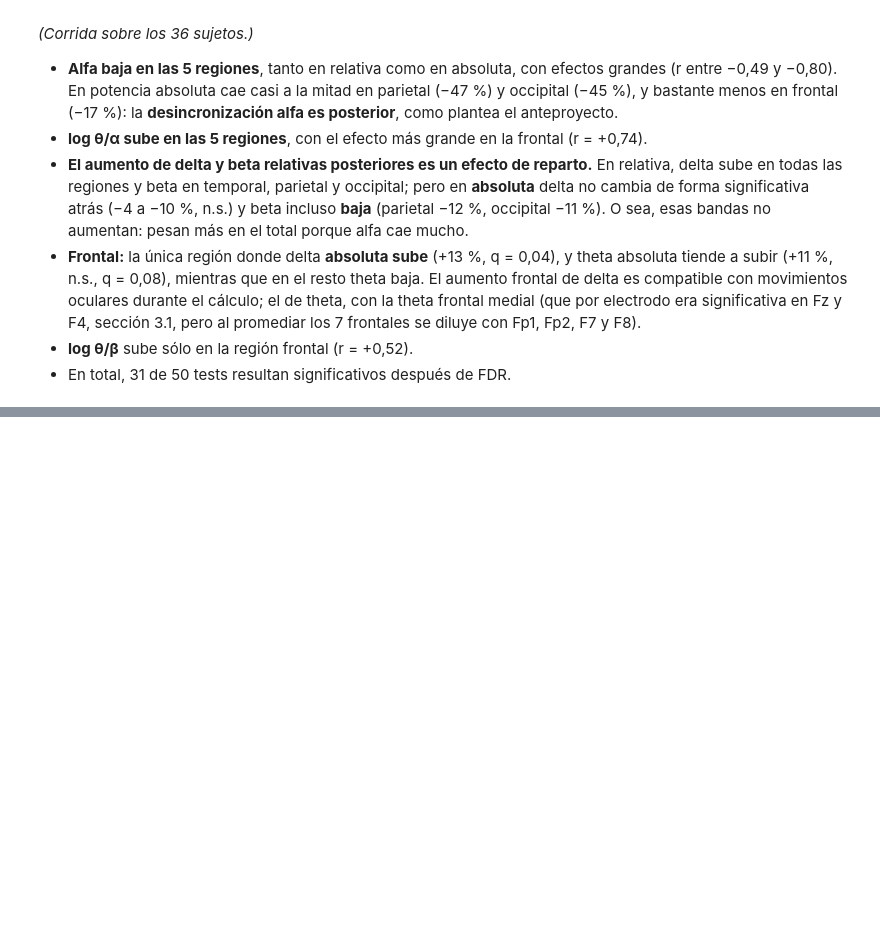
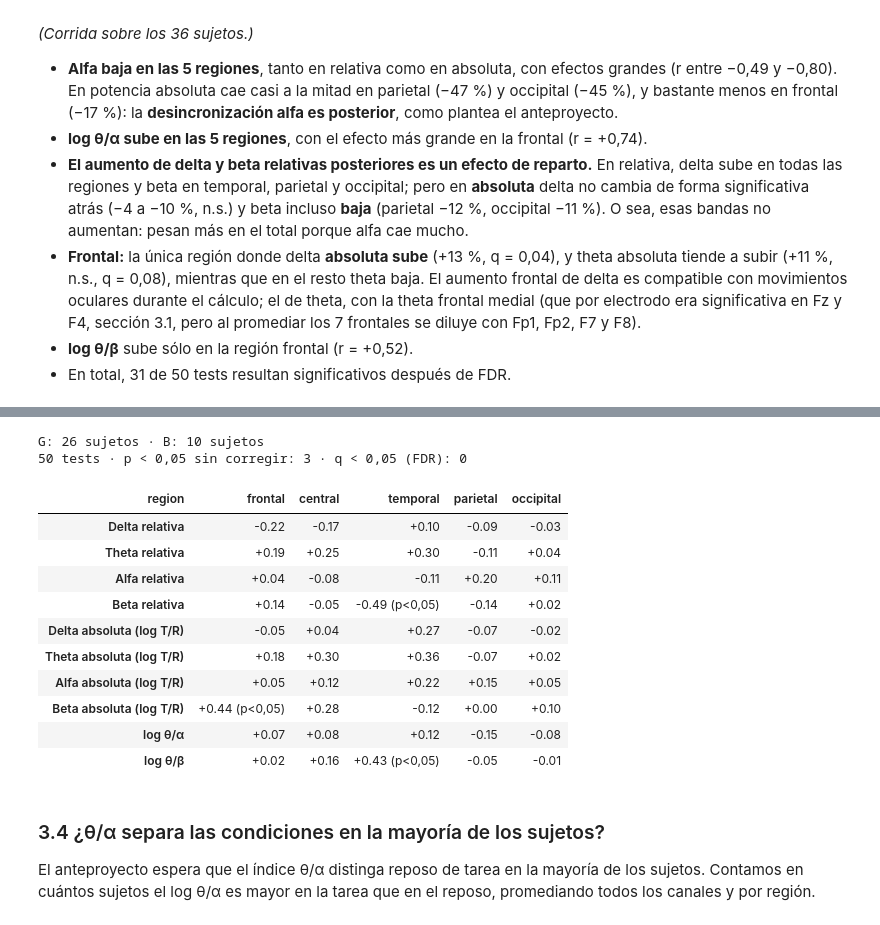
Before and after one commit to vickylauu/PSIB2026Q2-TPS-Grupo12-Lautersztein-Reggio-Ballester, a Jupyter notebook: notebooks/03_mapas_estadistica.ipynb, the cells around one changed output, grey strips where cells are left out. Cells and saved outputs as stored; diff of their text form; code cells hidden in the pictures; blank space fills up the shorter version.

Commit message:
Módulo 3: Mann-Whitney G vs. B y porcentaje de sujetos con aumento de θ/α

```diff
--- a/notebooks/03_mapas_estadistica.ipynb
+++ b/notebooks/03_mapas_estadistica.ipynb
@@ -340,0 +349,41 @@ camb.round(1)
+# %%
+def rango_biserial_mw(x, y):
+    # Tamaño del efecto del Mann-Whitney: 2U/(n1 n2) - 1, entre -1 y 1. Positivo = valores mayores en x
+    U = stats.mannwhitneyu(x, y).statistic
+    return 2 * U / (len(x) * len(y)) - 1
+
+filas = []
+for k in MEDIDAS_REG:
+    for region in REGIONES:
+        sub = med[med.region == region]
+        g, b = sub.loc[sub.grupo == 'G', k].values, sub.loc[sub.grupo == 'B', k].values
+        filas.append(dict(medida=k, region=region, mediana_G=np.median(g), mediana_B=np.median(b),
+                          p=stats.mannwhitneyu(g, b).pvalue, r=rango_biserial_mw(g, b)))
+mw = pd.DataFrame(filas)
+mw['q'] = fdr_bh(mw.p)                                                   # FDR sobre los 50 tests
+mw['signif'] = mw.q < 0.05
+print(f"G: {med[med.grupo == 'G'].sujeto.nunique()} sujetos · B: {med[med.grupo == 'B'].sujeto.nunique()} sujetos")
+print(f"{len(mw)} tests · p < 0,05 sin corregir: {(mw.p < 0.05).sum()} · q < 0,05 (FDR): {mw.signif.sum()}")
+mw.to_csv('modulo3_mannwhitney.csv', index=False)
+
+tabla_mw = mw.assign(celda=mw.r.map('{:+.2f}'.format) + np.where(mw.signif, ' *', np.where(mw.p < 0.05, ' (p<0,05)', '')))
+tabla_mw = tabla_mw.pivot(index='medida', columns='region', values='celda').reindex(list(MEDIDAS_REG))[list(REGIONES)]
+tabla_mw.index = [MEDIDAS_REG[k] for k in tabla_mw.index]
+tabla_mw
+# %% [output]
+G: 26 sujetos · B: 10 sujetos
+50 tests · p < 0,05 sin corregir: 3 · q < 0,05 (FDR): 0
+| region | frontal | central | temporal | parietal | occipital |
+| Delta relativa | -0.22 | -0.17 | +0.10 | -0.09 | -0.03 |
+| Theta relativa | +0.19 | +0.25 | +0.30 | -0.11 | +0.04 |
+| Alfa relativa | +0.04 | -0.08 | -0.11 | +0.20 | +0.11 |
+| Beta relativa | +0.14 | -0.05 | -0.49 (p<0,05) | -0.14 | +0.02 |
+| Delta absoluta (log T/R) | -0.05 | +0.04 | +0.27 | -0.07 | -0.02 |
+| Theta absoluta (log T/R) | +0.18 | +0.30 | +0.36 | -0.07 | +0.02 |
+| Alfa absoluta (log T/R) | +0.05 | +0.12 | +0.22 | +0.15 | +0.05 |
+| Beta absoluta (log T/R) | +0.44 (p<0,05) | +0.28 | -0.12 | +0.00 | +0.10 |
+| log θ/α | +0.07 | +0.08 | +0.12 | -0.15 | -0.08 |
+| log θ/β | +0.02 | +0.16 | +0.43 (p<0,05) | -0.05 | -0.01 |
+# %% [markdown]
+### 3.4 ¿θ/α separa las condiciones en la mayoría de los sujetos?
+El anteproyecto espera que el índice θ/α distinga reposo de tarea en la mayoría de los sujetos. Contamos en cuántos sujetos el log θ/α es mayor en la tarea que en el reposo, promediando todos los canales y por región.
```
Also changed, not shown: parts of 3 cells of this notebook.
